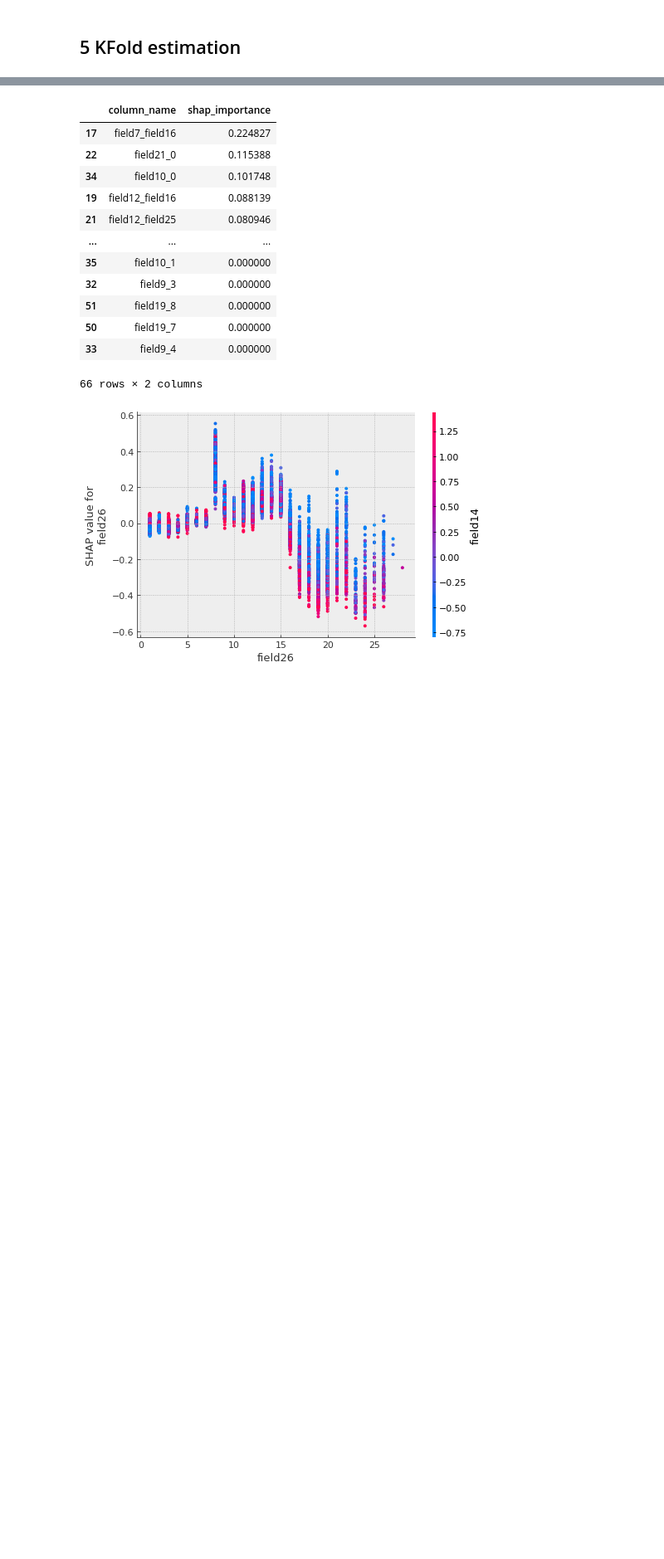
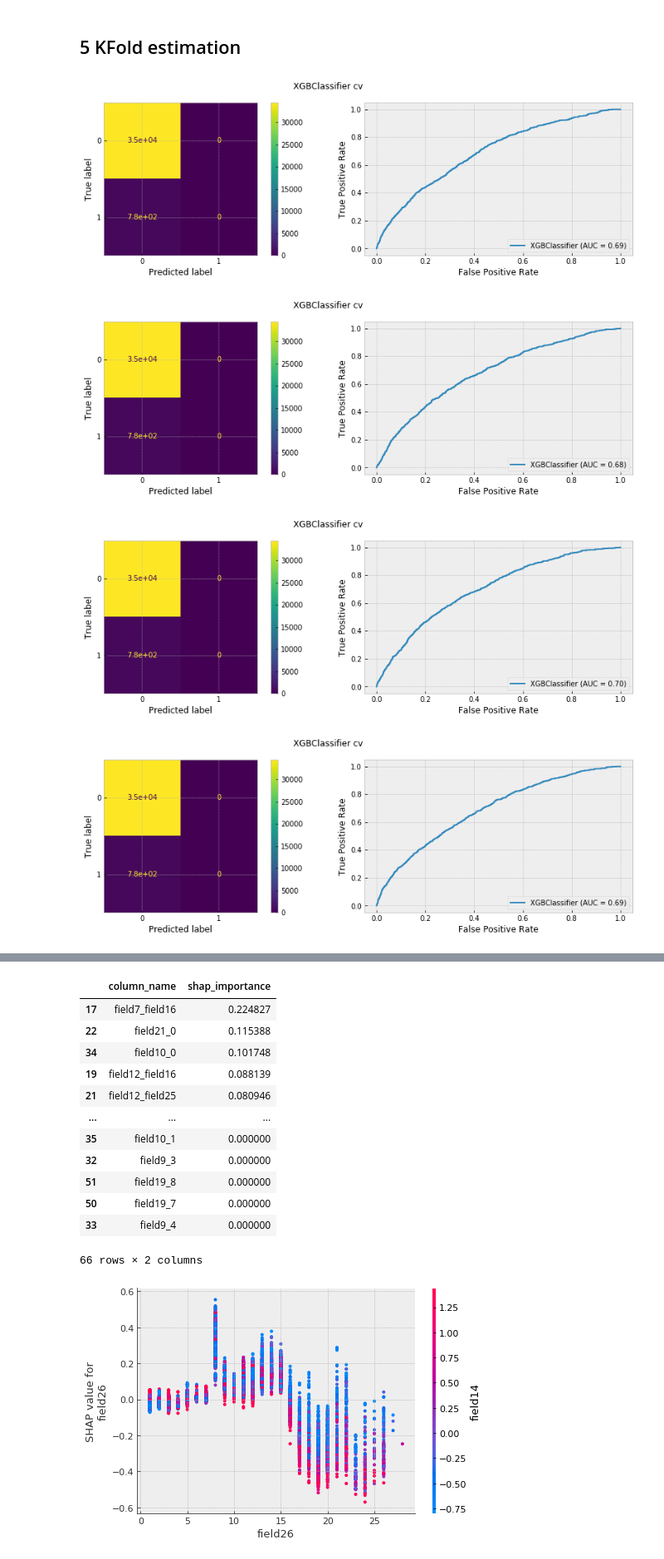
Before and after one commit to andygoosh/OneTwoTrip-Contest, a Jupyter notebook: workinprogress.ipynb, the cells around one changed output, grey strips where cells are left out. Shown at 83% size. Saved outputs shown, nothing was run; the diff lists cells and outputs as text; code cells hidden in the pictures; blank space fills up the shorter version.

```diff
--- a/workinprogress.ipynb
+++ b/workinprogress.ipynb
@@ -189,11 +186,3 @@ def undersample_data(X):
     X = pd.concat([df_majority_downsampled, df_minority])# Separate majority and minority classes
 
     return X
-# %%
-def add_linear(X, sets=2):
-  cols = X.columns
-  for i in cols:
-    for j in cols:
-      if i == j: break
-      X[f'{i}+{j}'] = X[i]+X[j]
-  return X
@@ -491,19 +441,7 @@ def fit_estimate( X, y, model_generator, n_folds = 5, n_neighbors=0, degree=0, p
 
   # estimate OOF
   model = models[np.argmax(scores)]
-  X_oof, y_off = prepare_data(df_oof)
-  if degree > 1:
-    poly = polies[np.argmax(scores)]
-    X_oof = add_polynomial_inner(X_oof, poly)
-
-  if n_neighbors > 0:
-    poly = neighbs[np.argmax(scores)]
-    X_oof = add_neighbors_inner(X_oof, neigh)
-
-  plot_cm_and_roc(model, X_oof, y_off.values.ravel(), 'oof')
-  pred = model.predict_proba(X_oof)
-  oof = skl.metrics.roc_auc_score(y_off.values.ravel(), pred[:, 1])
-  del X_oof
+  oof = oof_estimate_plot(model)
 
   print('{:} CV: {:.4f} ± {:.4f} OOF: {:.4f}'.format(type(model).__name__, np.mean(scores), np.std(scores), oof))
   return scores, models, neighbs, polies
@@ -615,7 +562,6 @@ def get_best_params_xgbc():
   'min_child_weight': 0.8940873051252118,
   'missing': None,
   'n_estimators': estimators,
-  'n_jobs': -1,
   'nthread': None,
   'objective': 'binary:logistic',
   'random_state': RS,
@@ -855,39 +820,36 @@ print(sfs1.k_feature_names_) #25/120
 # XGBClassifier CV: 0.7041 ± 0.0115 OOF: 0.6854 add_aggregates + RFECV I
 # XGBClassifier CV: 0.7039 ± 0.0119 OOF: 0.6860 add_aggregates + RFECV II
 # XGBClassifier CV: 0.6890 ± 0.0083 OOF: 0.6871 - ~['field5', 'field20']
-# XGBClassifier CV: 0.6987 ± 0.0091 OOF: 0.6883 - add_aggregates + RFECV (COL3) - 0.503686 lb WTF!!!!
+# XGBClassifier CV: 0.6896 ± 0.0072 OOF: 0.6865 - col3
 %%time
 X, y = prepare_data(df_train)
 
 try:
   if len(models) > 0:
     for m in models: del m
     models = []
 except:
   pass
 
-try:
-  if len(polies) > 0:
-    for p in polies: del p
-    polies = []
-except:
-  pass
-
 scores, models, neighbs, polies = fit_estimate(X, y,
         #lambda: skl.ensemble.BaggingClassifier(XGBClassifier(**get_best_params()), n_estimators=10, random_state=RS, oob_score=True),
         lambda: XGBClassifier(**get_best_params_xgbc()),
         #lambda: LGBMClassifier(**get_best_params_lgbm()),
-        n_folds=5, degree=2, n_neighbors=0)
+        n_folds=5, degree=0, n_neighbors=0, plot=True)
 model = models[np.argmax(scores)]
 
 del X
 
 '''
 neigh = neighbs[np.argmax(scores)]
 X = add_neughbors_inner(X, neigh)
 '''
 '''
 poly = polies[np.argmax(scores)]
 X = add_polynomial_inner(X, poly)
 '''
 # %% [output]
+[figure, added]
+[figure, added]
+[figure, added]
+[figure, added]
```
Also changed, not shown: parts of 22 cells of this notebook.
